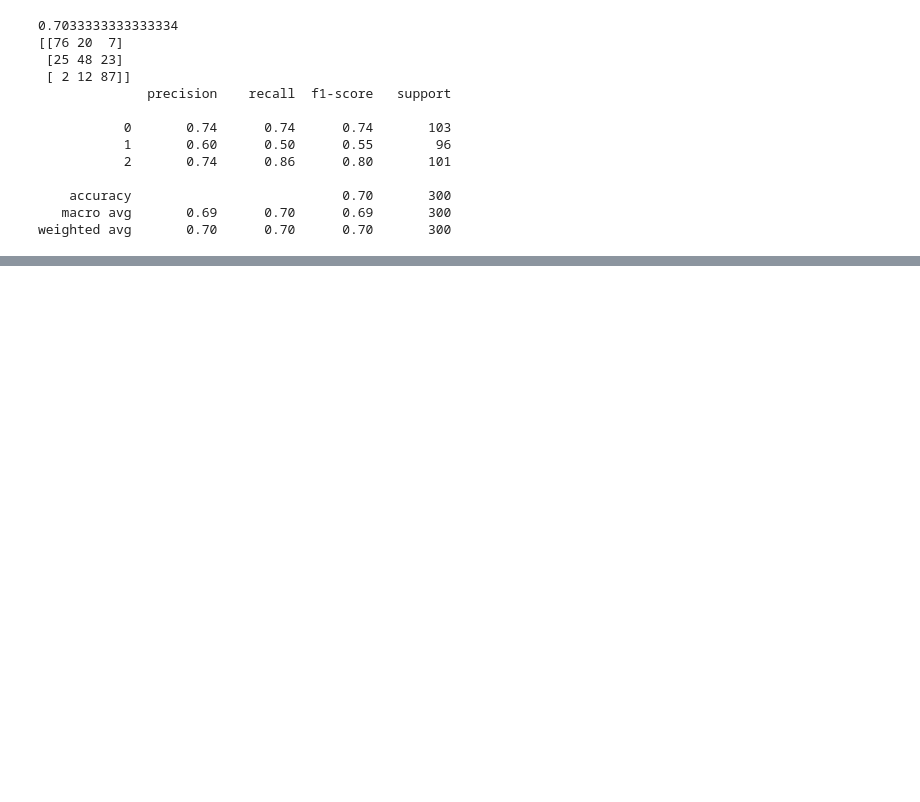
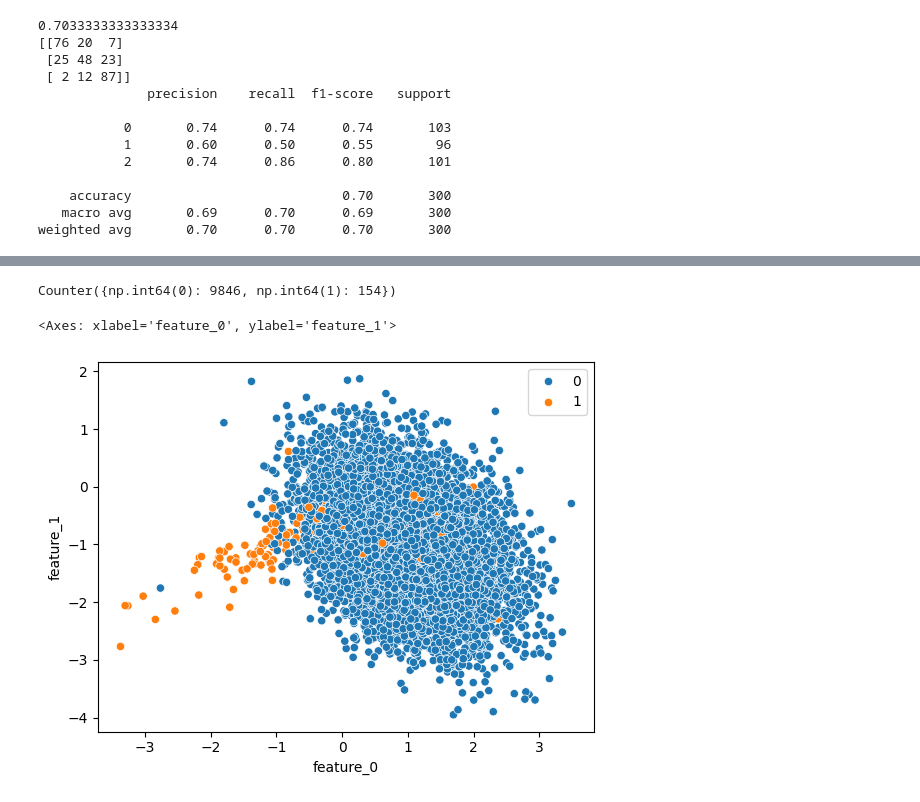
Before and after one commit to Sushmoy-Nandi/Complete-Data-Science-Machine-Learning-DL-NLP-Bootcamp, a Jupyter notebook: 6-Logistic Regression/05_Logistic_Regression_Implementation.ipynb, the cells around one changed output, grey strips where cells are left out. Saved outputs shown, nothing was run; the diff lists cells and outputs as text; code cells hidden in the pictures; blank space fills up the shorter version.

Commit message:
Solving Logistic Imbalanced Dataset

```diff
--- a/6-Logistic Regression/05_Logistic_Regression_Implementation.ipynb
+++ b/6-Logistic Regression/05_Logistic_Regression_Implementation.ipynb
@@ -276,0 +264,3 @@ weighted avg       0.70      0.70      0.70       300
+# %%
+## imbalanced dataset
+X,Y=make_classification(n_samples=10000,n_features=2,n_clusters_per_class=1,n_redundant=0,weights=[0.99],random_state=10)
@@ -276,0 +277,4 @@ weighted avg       0.70      0.70      0.70       300
+# %%
+Counter(Y)
+# %% [output]
+Counter({np.int64(0): 9846, np.int64(1): 154})
@@ -276,0 +283,6 @@ weighted avg       0.70      0.70      0.70       300
+# %%
+scatter_df = pd.DataFrame(X, columns=["feature_0", "feature_1"])
+sns.scatterplot(data=scatter_df, x="feature_0", y="feature_1", hue=Y)
+# %% [output]
+<Axes: xlabel='feature_0', ylabel='feature_1'>
+[figure, added]
```
Also changed, not shown: parts of 21 cells of this notebook.
